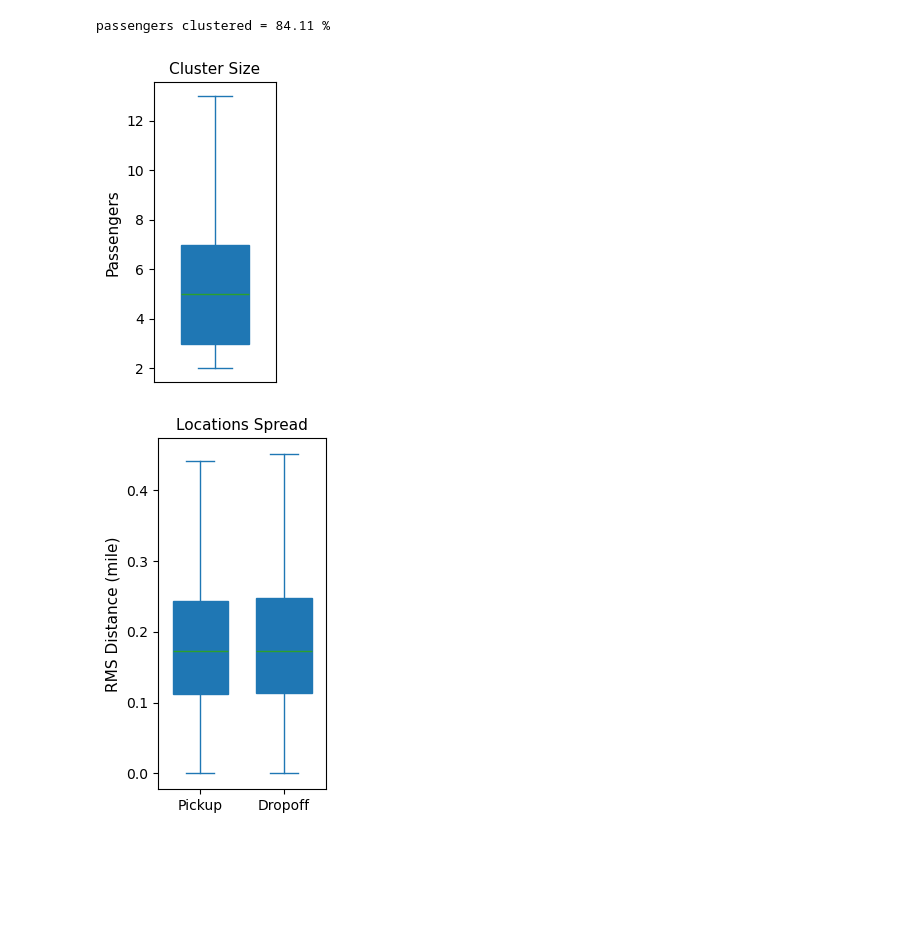
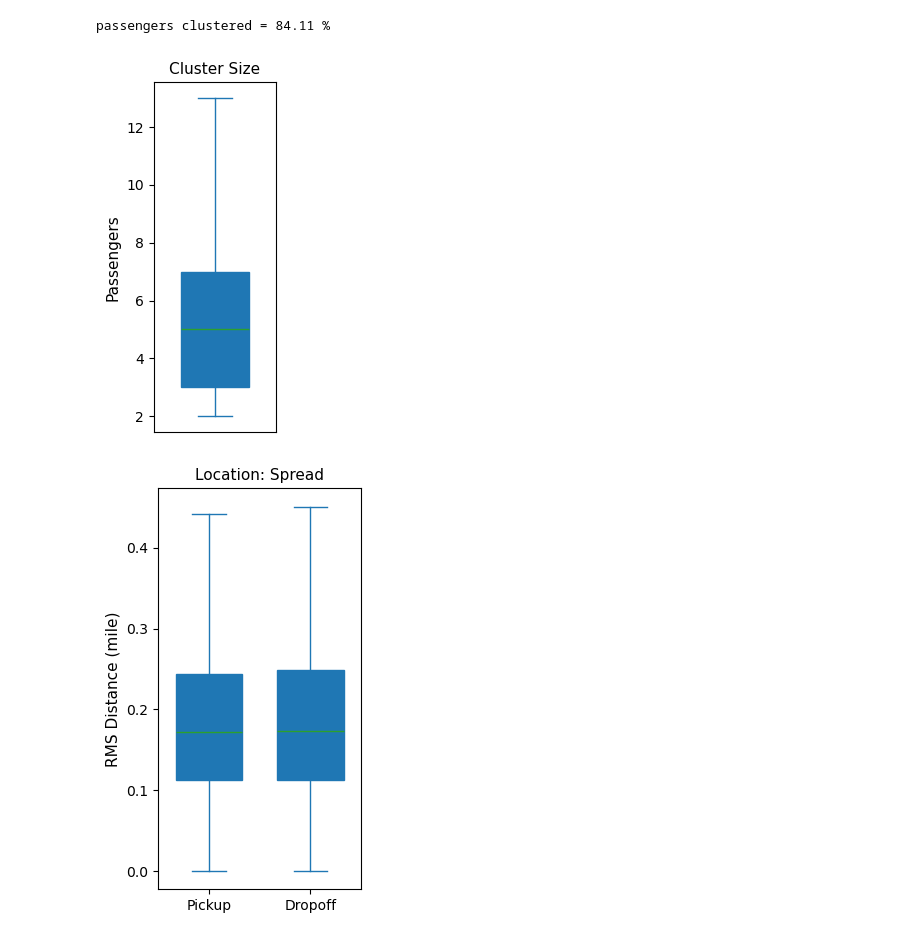
Before and after one commit to calebclayreagor/nyc-taxi-efficiency, a Jupyter notebook: notebooks/01_clustering.ipynb, the cells around one changed output. Saved outputs shown, nothing was run; the diff lists cells and outputs as text; code cells hidden in the pictures; blank space fills up the shorter version.

Commit message:
Clustering figures

```diff
--- a/notebooks/01_clustering.ipynb
+++ b/notebooks/01_clustering.ipynb
@@ -170,23 +170,23 @@ print('passengers clustered =', round(res['frac_clus'], 4) * 100, '%')
 passengers clustered = 84.11 %
 # %%
 # plot passengers per cluster
-fig, ax = plt.subplots(1, 1, figsize = (2, 3.5))
+fig, ax = plt.subplots(1, 1, figsize = (2, 4))
 res['clus_size'].plot(
     kind = 'box',
     widths = .55,
     showfliers = False,
     patch_artist = True,
     ax = ax)
 ax.set_xticks([])
-ax.set_title('Cluster Size', size = 11)
-ax.set_ylabel('Passengers', size = 11)
+ax.set_title('Cluster Size', fontsize = 11)
+ax.set_ylabel('Passengers', fontsize = 11)
 plt.tight_layout()
-plt.show()
+plt.savefig(os.path.join(outdir, 'cluster_size.svg'))
 # %% [output]
-[figure, old version]
+[figure, new version]
 # %%
 # plot RMS distance of pickups, dropoffs
-fig, ax = plt.subplots(1, 1, figsize = (2.5, 4.25))
+fig, ax = plt.subplots(1, 1, figsize = (2.85, 4.75))
 rmsd_xy01 = pd.concat((res['rmsd_xy0'], res['rmsd_xy1']), axis = 1)
 rmsd_xy01.columns = ['Pickup', 'Dropoff']
 rmsd_xy01.plot(
@@ -195,11 +195,11 @@ rmsd_xy01.plot(
     showfliers = False,
     patch_artist = True,
     ax = ax)
-ax.set_title('Locations Spread', size = 11)
+ax.set_title('Location: Spread', size = 11)
 ax.set_ylabel('RMS Distance (mile)', size = 11)
 plt.tight_layout()
-plt.show()
+plt.savefig(os.path.join(outdir, 'cluster_rms_distance.svg'))
 # %% [output]
-[figure, old version]
+[figure, new version]
 # %%
 # plot STD time of pickups, dropoffs
```
Also changed, not shown: parts of 1 cell of this notebook, 3 other files.
